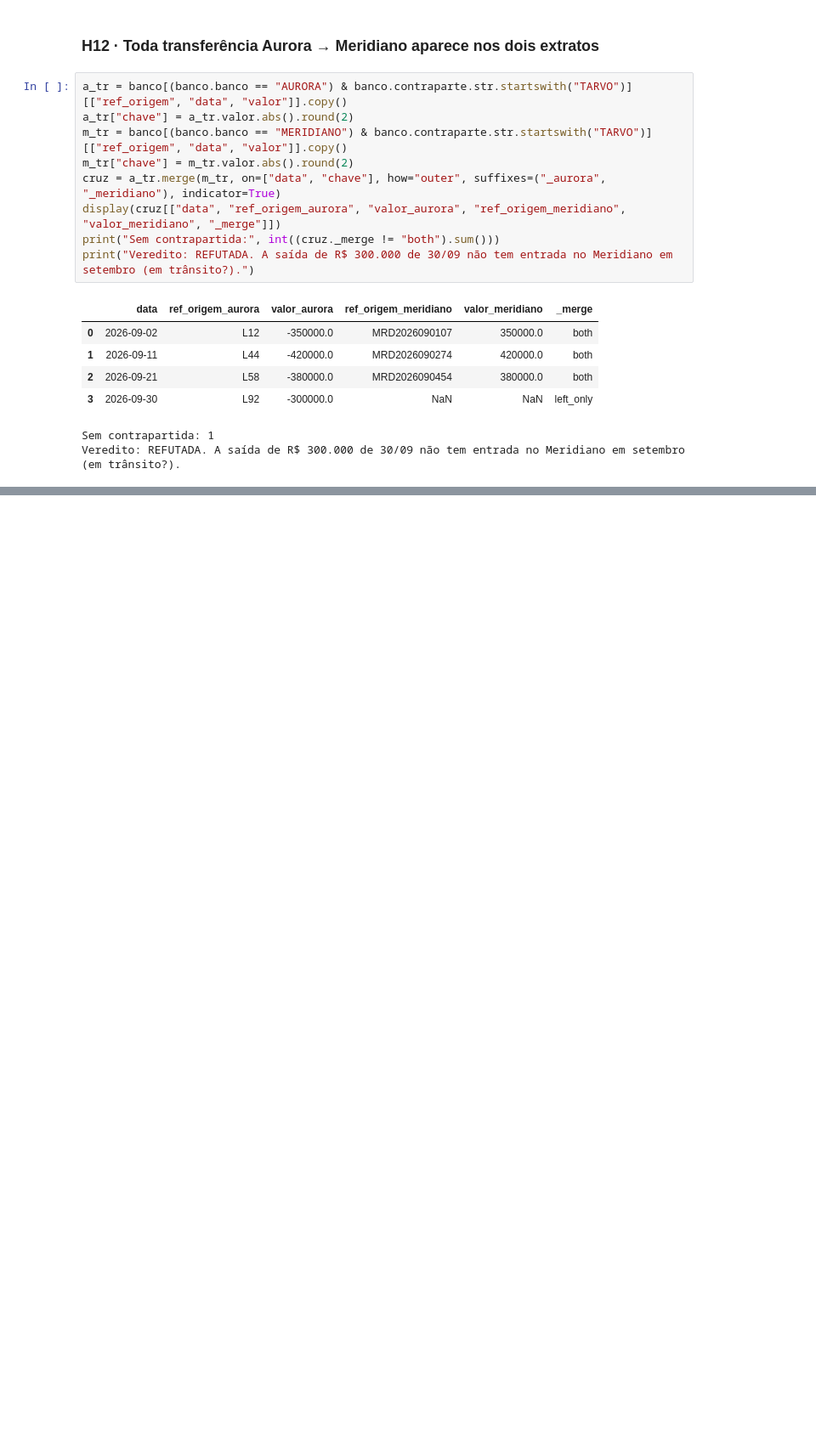
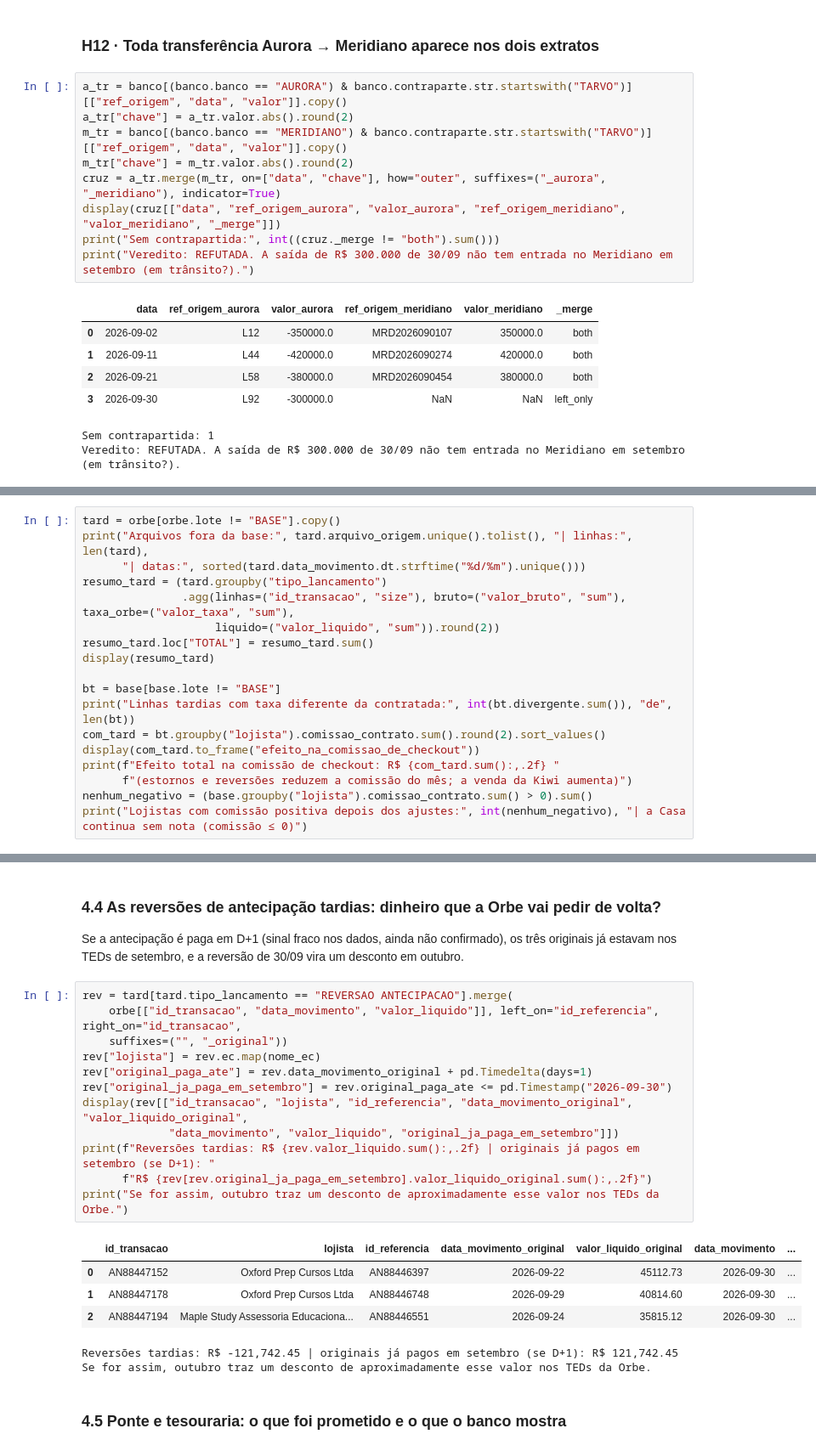
Before and after one commit to matos01pedro26-lab/hackaton_barte, a Jupyter notebook: analise_setembro.ipynb, the cells around one changed output, grey strips where cells are left out. Shown at 85% size. Saved outputs shown, nothing was run; the diff lists cells and outputs as text; blank space fills up the shorter version.

```diff
--- a/analise_setembro.ipynb
+++ b/analise_setembro.ipynb
@@ -840,0 +847,18 @@ Veredito: REFUTADA. A saída de R$ 300.000 de 30/09 não tem entrada no Meridian
+# %%
+tard = orbe[orbe.lote != "BASE"].copy()
+print("Arquivos fora da base:", tard.arquivo_origem.unique().tolist(), "| linhas:", len(tard),
+      "| datas:", sorted(tard.data_movimento.dt.strftime("%d/%m").unique()))
+resumo_tard = (tard.groupby("tipo_lancamento")
+               .agg(linhas=("id_transacao", "size"), bruto=("valor_bruto", "sum"), taxa_orbe=("valor_taxa", "sum"),
+                    liquido=("valor_liquido", "sum")).round(2))
+resumo_tard.loc["TOTAL"] = resumo_tard.sum()
+display(resumo_tard)
+
+bt = base[base.lote != "BASE"]
+print("Linhas tardias com taxa diferente da contratada:", int(bt.divergente.sum()), "de", len(bt))
+com_tard = bt.groupby("lojista").comissao_contrato.sum().round(2).sort_values()
+display(com_tard.to_frame("efeito_na_comissao_de_checkout"))
+print(f"Efeito total na comissão de checkout: R$ {com_tard.sum():,.2f} "
+      f"(estornos e reversões reduzem a comissão do mês; a venda da Kiwi aumenta)")
+nenhum_negativo = (base.groupby("lojista").comissao_contrato.sum() > 0).sum()
+print("Lojistas com comissão positiva depois dos ajustes:", int(nenhum_negativo), "| a Casa continua sem nota (comissão ≤ 0)")
@@ -840,0 +971,24 @@ Veredito: REFUTADA. A saída de R$ 300.000 de 30/09 não tem entrada no Meridian
+# %% [markdown]
+### 4.4 As reversões de antecipação tardias: dinheiro que a Orbe vai pedir de volta?
+Se a antecipação é paga em D+1 (sinal fraco nos dados, ainda não confirmado), os três originais já estavam nos TEDs de setembro, e a reversão de 30/09 vira um desconto em outubro.
+# %%
+rev = tard[tard.tipo_lancamento == "REVERSAO ANTECIPACAO"].merge(
+    orbe[["id_transacao", "data_movimento", "valor_liquido"]], left_on="id_referencia", right_on="id_transacao",
+    suffixes=("", "_original"))
+rev["lojista"] = rev.ec.map(nome_ec)
+rev["original_paga_ate"] = rev.data_movimento_original + pd.Timedelta(days=1)
+rev["original_ja_paga_em_setembro"] = rev.original_paga_ate <= pd.Timestamp("2026-09-30")
+display(rev[["id_transacao", "lojista", "id_referencia", "data_movimento_original", "valor_liquido_original",
+             "data_movimento", "valor_liquido", "original_ja_paga_em_setembro"]])
+print(f"Reversões tardias: R$ {rev.valor_liquido.sum():,.2f} | originais já pagos em setembro (se D+1): "
+      f"R$ {rev[rev.original_ja_paga_em_setembro].valor_liquido_original.sum():,.2f}")
+print("Se for assim, outubro traz um desconto de aproximadamente esse valor nos TEDs da Orbe.")
+# %% [output]
+|  | id_transacao | lojista | id_referencia | data_movimento_original | valor_liquido_original | data_movimento | ... |
+| 0 | AN88447152 | Oxford Prep Cursos Ltda | AN88446397 | 2026-09-22 | 45112.73 | 2026-09-30 | ... |
+| 1 | AN88447178 | Oxford Prep Cursos Ltda | AN88446748 | 2026-09-29 | 40814.60 | 2026-09-30 | ... |
+| 2 | AN88447194 | Maple Study Assessoria Educaciona... | AN88446551 | 2026-09-24 | 35815.12 | 2026-09-30 | ... |
+Reversões tardias: R$ -121,742.45 | originais já pagos em setembro (se D+1): R$ 121,742.45
+Se for assim, outubro traz um desconto de aproximadamente esse valor nos TEDs da Orbe.
+# %% [markdown]
+### 4.5 Ponte e tesouraria: o que foi prometido e o que o banco mostra
```
Also changed, not shown: parts of 22 cells of this notebook, 18 other files.
